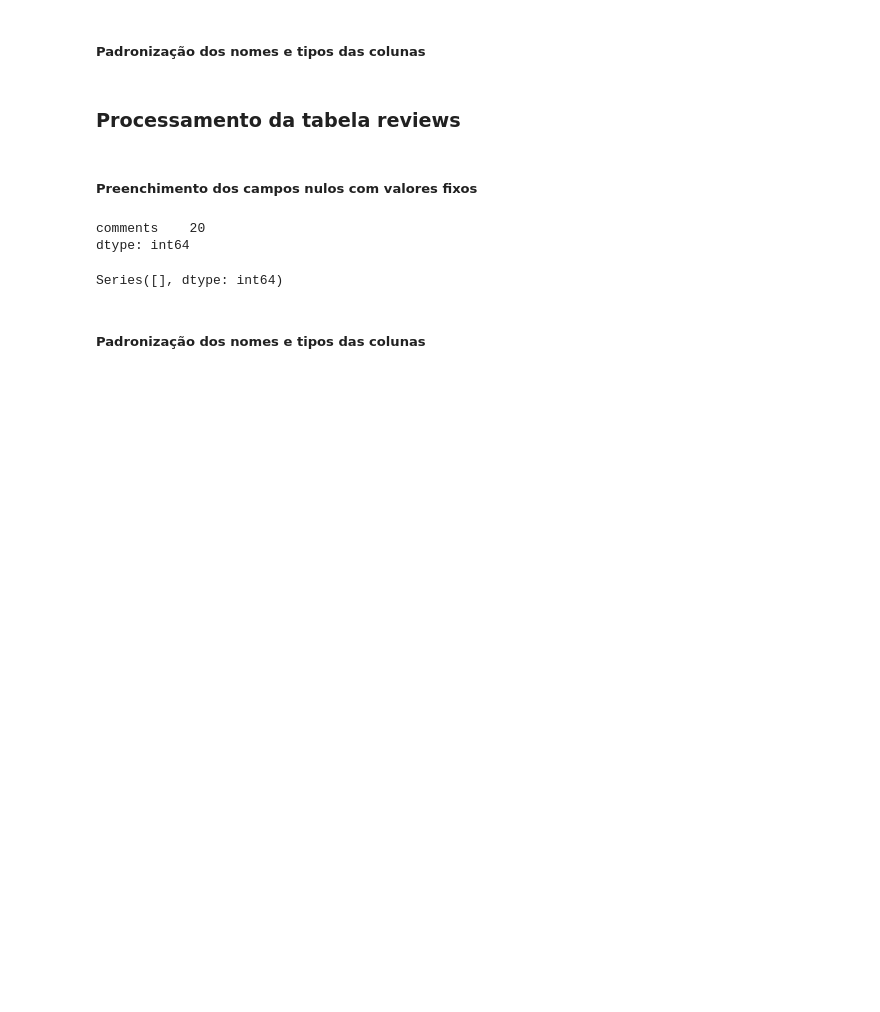
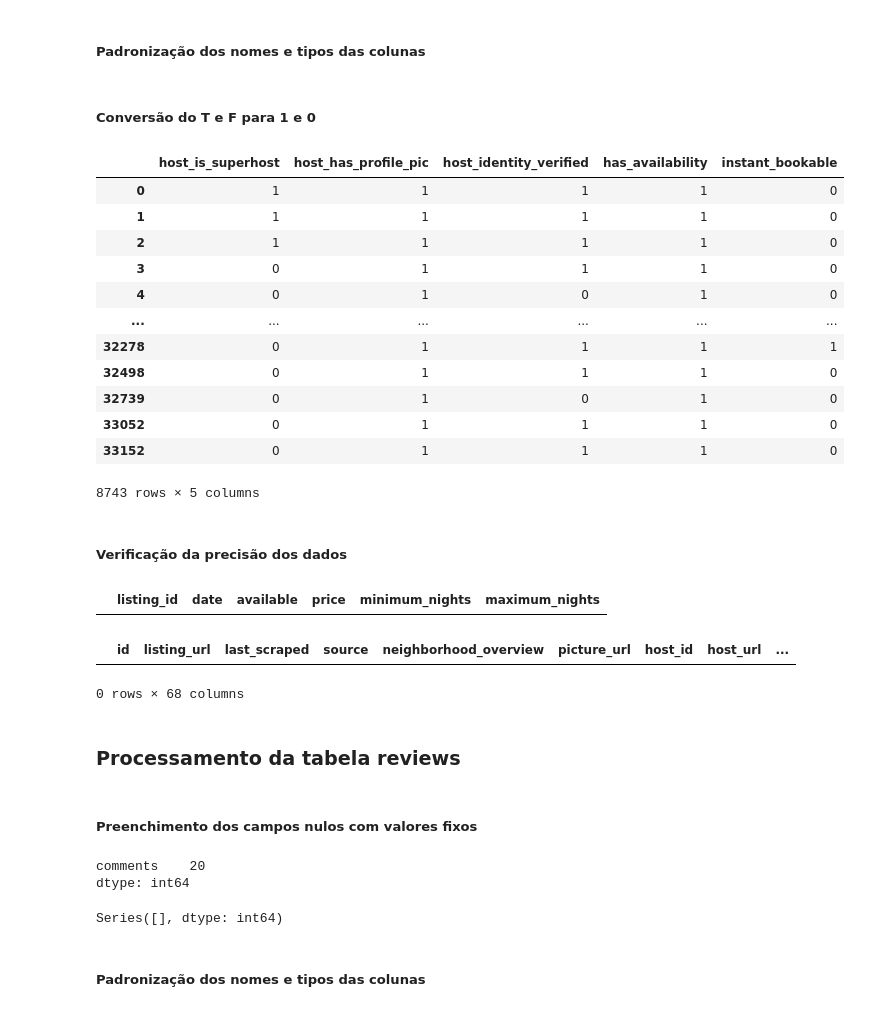
Before and after one commit to luana-kruger/Analytics_Engineering-Santander_Coders23, a Jupyter notebook: airbnb_rj_projeto_v2.ipynb, the cells around one changed output. Drawn from its saved outputs; the diff is of its cells as text; code cells hidden in the pictures; blank space fills up the shorter version.

Commit message:
Data Quality - tabela listings- parte1

```diff
--- a/airbnb_rj_projeto_v2.ipynb
+++ b/airbnb_rj_projeto_v2.ipynb
@@ -353,6 +432,21 @@ check_missing(df_silver_listings).sort_values(ascending=False)
 ##### Padronização dos nomes e tipos das colunas
 # %%
 # Definir o tipo das colunas que não serão de texto
-list_int_listings = ['id', 'host_id', 'calculated_host_listings_count', 'calculated_host_listings_count_entire_homes', 'calculated_host_listings_count_private_rooms', 'calculated_host_listings_count_shared_rooms']
-list_datetime_listings = ['last_scraped']
-list_float_listings = ['review_scores_location', 'review_scores_value', 'reviews_per_month']
+list_int_listings = ['id', 'host_id', 'calculated_host_listings_count', 'calculated_host_listings_count_entire_homes',
+                     'calculated_host_listings_count_private_rooms', 'calculated_host_listings_count_shared_rooms',
+                     'host_listings_count','host_total_listings_count', 'beds', 'accommodates', 'minimum_nights',
+                     'maximum_nights', 'minimum_minimum_nights', 'maximum_minimum_nights', 'minimum_maximum_nights',
+                     'maximum_maximum_nights', 'availability_30', 'availability_60', 'availability_90', 'availability_365',
+                     'number_of_reviews', 'number_of_reviews_ltm', 'number_of_reviews_l30d']
+
+
+list_float_listings = ['review_scores_location', 'review_scores_value', 'reviews_per_month', 'price', 'minimum_nights_avg_ntm',
+                       'maximum_nights_avg_ntm', 'review_scores_rating', 'review_scores_accuracy', 'review_scores_cleanliness',
+                       'review_scores_checkin', 'review_scores_communication', 'review_scores_location', 'review_scores_value']
+
+
+list_datetime_listings = ['last_scraped', 'host_since', 'calendar_last_scraped', 'first_review', 'last_review']
+
+
+list_bool_listings = ['host_is_superhost', 'host_has_profile_pic', 'host_identity_verified',
+                      'has_availability', 'instant_bookable']
@@ -370,3 +452,0 @@ print(df_silver_listings[list_float_listings].dtypes)
-# %%
-## Nessário apenas alterar o tipo das colunas 'last_scraped'
-df_silver_listings['last_scraped'] = pd.to_datetime(df_silver_listings['last_scraped'], format='%Y-%m-%d')
@@ -374,0 +453,36 @@ df_silver_listings[list_datetime_listings].dtypes
+# %%
+## Definir tipos das colunas
+
+for column in list_int_listings:
+    # transforma a coluna para o tipo inteiro
+    df_silver_listings[column] = df_silver_listings[column].astype("int")
+
+for column in list_float_listings:
+    # transforma a coluna para o tipo float
+    df_silver_listings[column] = df_silver_listings[column].astype("float")
+
+for column in list_datetime_listings:
+    # transforma a coluna para o tipo "datetime" com o formato passado
+    df_silver_listings[column] = pd.to_datetime(df_silver_listings[column], format='%Y-%m-%d')
+# %% [markdown]
+##### Conversão do T e F para 1 e 0
+# %%
+df_silver_listings['has_availability'] = df_silver_listings['has_availability'].apply(change_t_for_1).astype("int")
+# %%
+df_silver_listings[list_bool_listings]
+# %% [output]
+|  | host_is_superhost | host_has_profile_pic | host_identity_verified | has_availability | instant_bookable |
+| 0 | 1 | 1 | 1 | 1 | 0 |
+| 1 | 1 | 1 | 1 | 1 | 0 |
+| 2 | 1 | 1 | 1 | 1 | 0 |
+| 3 | 0 | 1 | 1 | 1 | 0 |
+| 4 | 0 | 1 | 0 | 1 | 0 |
+| ... | ... | ... | ... | ... | ... |
+| 32278 | 0 | 1 | 1 | 1 | 1 |
+| 32498 | 0 | 1 | 1 | 1 | 0 |
+| 32739 | 0 | 1 | 0 | 1 | 0 |
+| 33052 | 0 | 1 | 1 | 1 | 0 |
+| 33152 | 0 | 1 | 1 | 1 | 0 |
+8743 rows × 5 columns
+# %% [markdown]
+##### Verificação da precisão dos dados
@@ -375,3 +493,15 @@ df_silver_listings[list_datetime_listings].dtypes
+# %%
+## Nenhum valor de data fora do intervalo
+valores_fora_intervalo
+# %% [output]
+|  | listing_id | date | available | price | minimum_nights | maximum_nights |
+# %%
+## Verificação de preços
+
+df_silver_listings[df_silver_listings['price']<=0]
+# %% [output]
+|  | id | listing_url | last_scraped | source | neighborhood_overview | picture_url | host_id | host_url | ... |
+0 rows × 68 columns
 # %% [markdown]
 ### Processamento da tabela **reviews**
 # %% [markdown]
```
Also changed, not shown: parts of 14 cells of this notebook.
